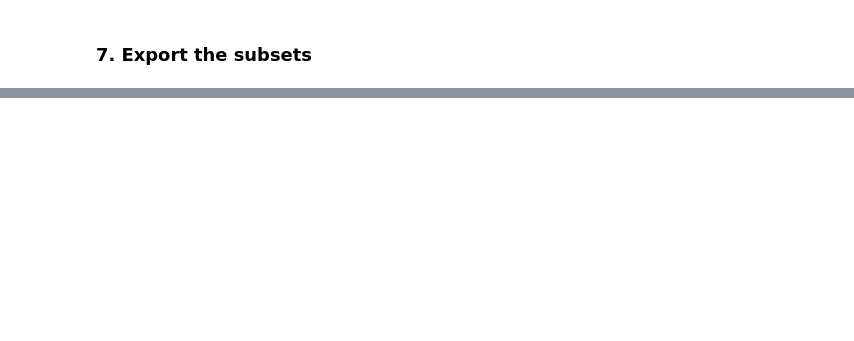
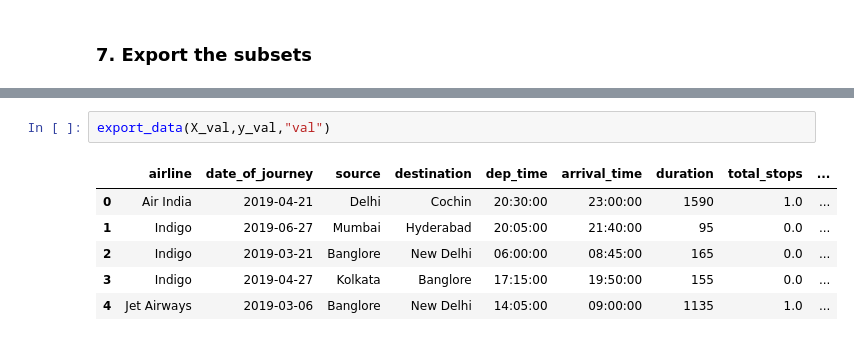
Before and after one commit to DSShail/sagemaker-flight-prediction, a Jupyter notebook: Data Cleaning.ipynb, the cells around one changed output, grey strips where cells are left out. Drawn from its saved outputs; the diff is of its cells as text; blank space fills up the shorter version.

```diff
--- a/Data Cleaning.ipynb
+++ b/Data Cleaning.ipynb
@@ -464,0 +543,9 @@ array(['No info', 'In-flight meal not included',
+# %%
+export_data(X_val,y_val,"val")
+# %% [output]
+|  | airline | date_of_journey | source | destination | dep_time | arrival_time | duration | total_stops | ... |
+| 0 | Air India | 2019-04-21 | Delhi | Cochin | 20:30:00 | 23:00:00 | 1590 | 1.0 | ... |
+| 1 | Indigo | 2019-06-27 | Mumbai | Hyderabad | 20:05:00 | 21:40:00 | 95 | 0.0 | ... |
+| 2 | Indigo | 2019-03-21 | Banglore | New Delhi | 06:00:00 | 08:45:00 | 165 | 0.0 | ... |
+| 3 | Indigo | 2019-04-27 | Kolkata | Banglore | 17:15:00 | 19:50:00 | 155 | 0.0 | ... |
+| 4 | Jet Airways | 2019-03-06 | Banglore | New Delhi | 14:05:00 | 09:00:00 | 1135 | 1.0 | ... |
```
Also changed, not shown: parts of 14 cells of this notebook, 4 other files.
